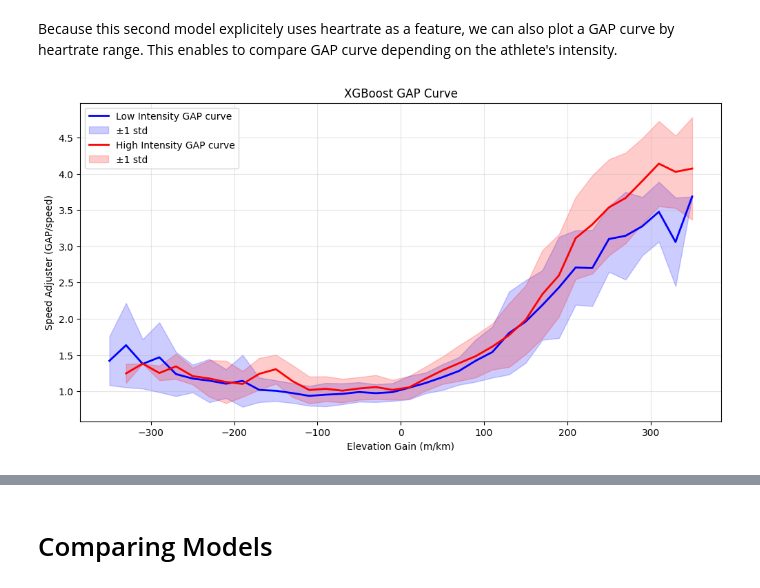
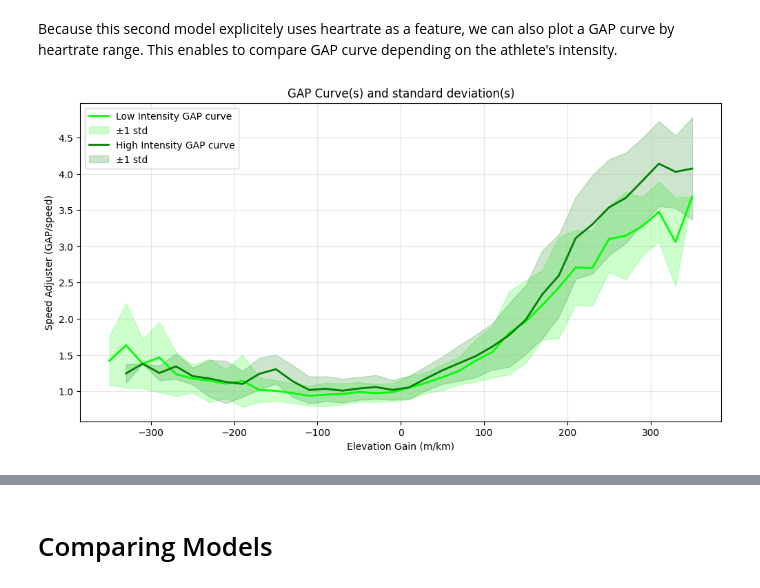
Before and after one commit to tanguy0/TrailMetrics, a Jupyter notebook: notebook/gap/full-flow.ipynb, the cells around one changed output, grey strips where cells are left out. Saved outputs shown, nothing was run; the diff lists cells and outputs as text; code cells hidden in the pictures.

```diff
--- a/notebook/gap/full-flow.ipynb
+++ b/notebook/gap/full-flow.ipynb
@@ -250,53 +264,22 @@ if VERBOSE:
 # %% [markdown]
 Because this second model explicitely uses heartrate as a feature, we can also plot a GAP curve by heartrate range. This enables to compare GAP curve depending on the athlete's intensity.
-# %%
-# Let's see if we can find differences between "high_intensity" GAP curve (160-190bpm) and "low_intensity" GAP curve (120-159bpm)
-low_intensity_fig, low_intensity_gap_curve = plot_xgboost_gap_curve(model, X_test, heartrate_range=(120, 150), bin_width=20)
-plt.close(low_intensity_fig)
-high_intensity_fig, high_intensity_gap_curve = plot_xgboost_gap_curve(model, X_test, heartrate_range=(165, 190), bin_width=20)
-plt.close(high_intensity_fig)
-
-fig = plt.figure(figsize=(12, 6))
-
-plt.plot(
-    low_intensity_gap_curve['bin_centers'],
-    low_intensity_gap_curve['means'],
-    'blue',
-    linewidth=2,
-    label='Low Intensity GAP curve'
-)
-plt.fill_between(
-    low_intensity_gap_curve['bin_centers'],
-    low_intensity_gap_curve['means'] - low_intensity_gap_curve['stds'],
-    low_intensity_gap_curve['means'] + low_intensity_gap_curve['stds'],
-    alpha=0.2,
-    color='blue',
-    label='±1 std'
-)
-
-plt.plot(
-    high_intensity_gap_curve['bin_centers'],
-    high_intensity_gap_curve['means'],
-    'red',
-    linewidth=2,
-    label='High Intensity GAP curve'
-)
-plt.fill_between(
-    high_intensity_gap_curve['bin_centers'],
-    high_intensity_gap_curve['means'] - high_intensity_gap_curve['stds'],
-    high_intensity_gap_curve['means'] + high_intensity_gap_curve['stds'],
-    alpha=0.2,
-    color='red',
-    label='±1 std'
-)
-
-plt.xlabel('Elevation Gain (m/km)')
-plt.ylabel('Speed Adjuster (GAP/speed)')
-plt.title('XGBoost GAP Curve')
-plt.grid(True, alpha=0.3)
-plt.legend()
-
-if VERBOSE:
-    fig.show()
-# %% [output]
-[figure, removed]
+# %%
+# Let's see if we can find differences between "high_intensity" GAP curve (160-190bpm) and "low_intensity" GAP curve (120-159bpm)
+gap_curves = {}
+
+gap_curves['Low Intensity'] = get_xgboost_gap_curve(
+    xgboost_model, X_test, heartrate_range=(120, 150), bin_width=20
+)
+gap_curves['Low Intensity']['color'] = 'lime'
+
+gap_curves['High Intensity'] = get_xgboost_gap_curve(
+    xgboost_model, X_test, heartrate_range=(165, 190), bin_width=20
+)
+gap_curves['High Intensity']['color'] = 'green'
+
+fig = plot_gap_curves(gap_curves)
+
+if VERBOSE:
+    fig.show()
+# %% [output]
+[figure, added]
```
Also changed, not shown: parts of 18 cells of this notebook, 2 other files.
